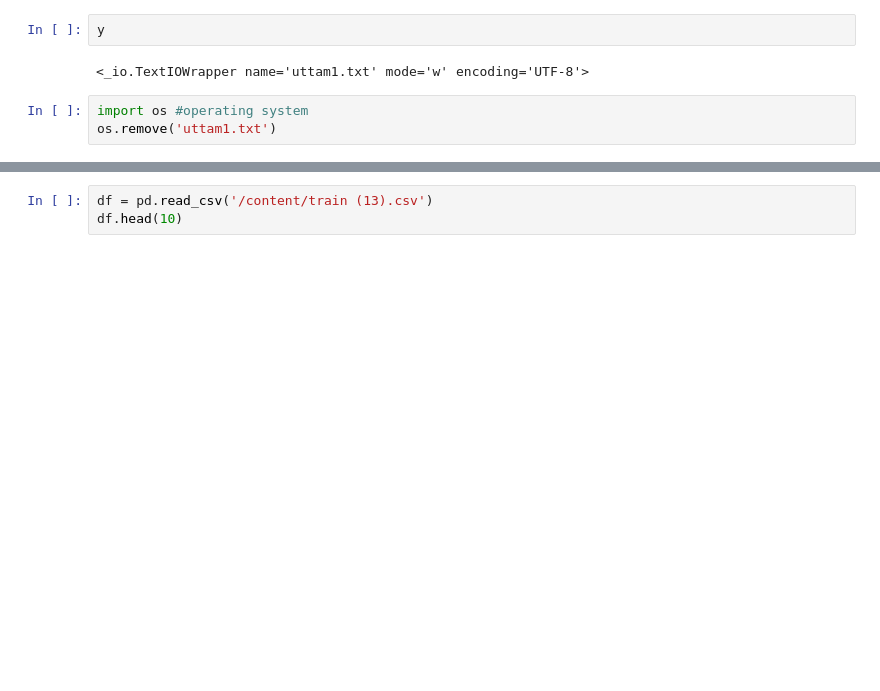
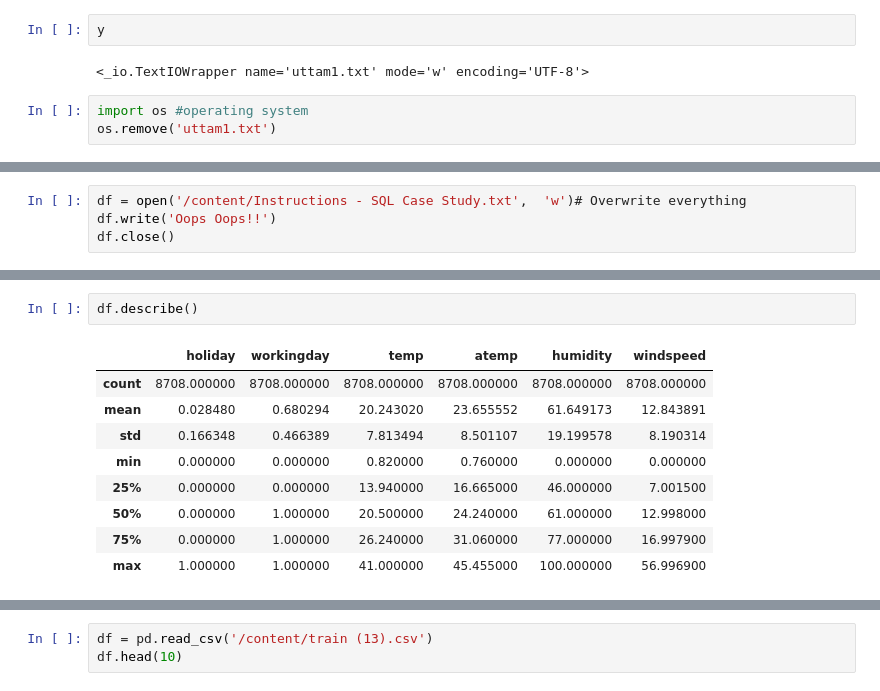
Before and after one commit to durgesh2010/Python-practice, a Jupyter notebook: Enviornment_Setup_to_till_end.ipynb, the cells around one changed output, grey strips where cells are left out. Saved outputs shown, nothing was run; the diff lists cells and outputs as text; blank space fills up the shorter version.

```diff
--- a/Enviornment_Setup_to_till_end.ipynb
+++ b/Enviornment_Setup_to_till_end.ipynb
@@ -2786,0 +2802,4 @@ os.remove('uttam1.txt')
+# %%
+df = open('/content/Instructions - SQL Case Study.txt',  'w')# Overwrite everything
+df.write('Oops Oops!!')
+df.close()
@@ -2786,0 +2838,12 @@ os.remove('uttam1.txt')
+# %%
+df.describe()
+# %% [output]
+|  | holiday | workingday | temp | atemp | humidity | windspeed |
+| count | 8708.000000 | 8708.000000 | 8708.000000 | 8708.000000 | 8708.000000 | 8708.000000 |
+| mean | 0.028480 | 0.680294 | 20.243020 | 23.655552 | 61.649173 | 12.843891 |
+| std | 0.166348 | 0.466389 | 7.813494 | 8.501107 | 19.199578 | 8.190314 |
+| min | 0.000000 | 0.000000 | 0.820000 | 0.760000 | 0.000000 | 0.000000 |
+| 25% | 0.000000 | 0.000000 | 13.940000 | 16.665000 | 46.000000 | 7.001500 |
+| 50% | 0.000000 | 1.000000 | 20.500000 | 24.240000 | 61.000000 | 12.998000 |
+| 75% | 0.000000 | 1.000000 | 26.240000 | 31.060000 | 77.000000 | 16.997900 |
+| max | 1.000000 | 1.000000 | 41.000000 | 45.455000 | 100.000000 | 56.996900 |
```
Also changed, not shown: parts of 94 cells of this notebook.
